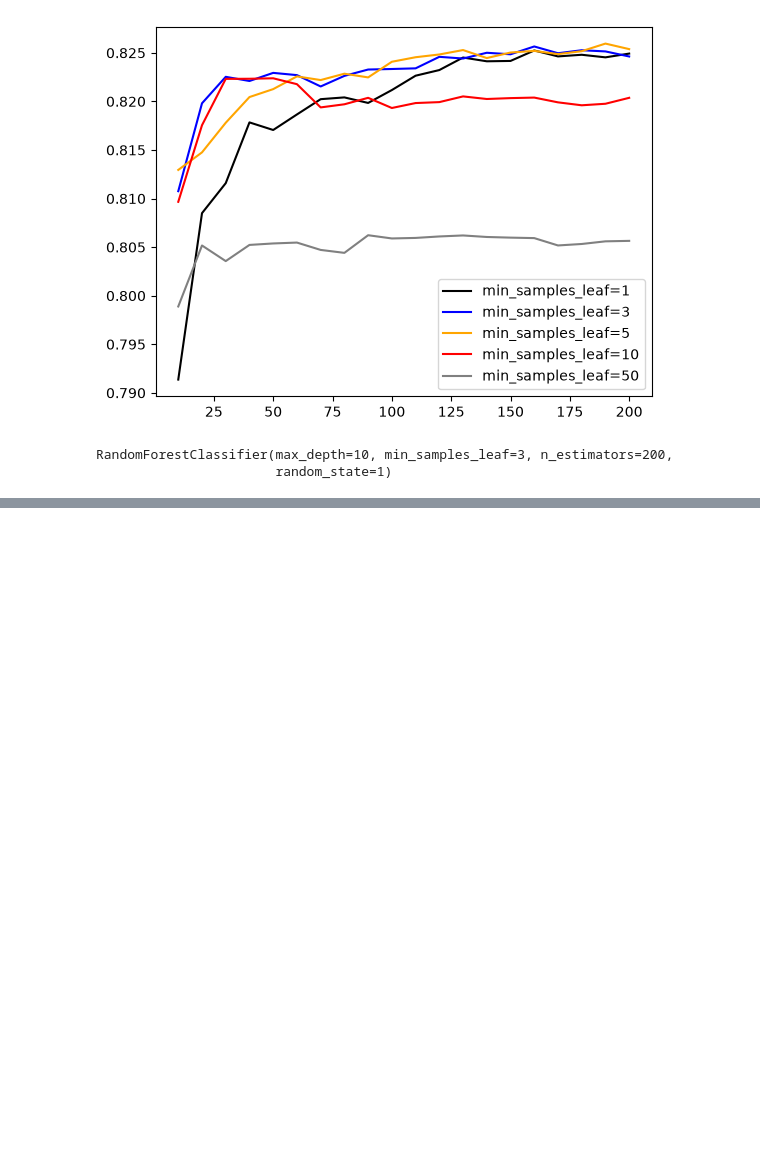
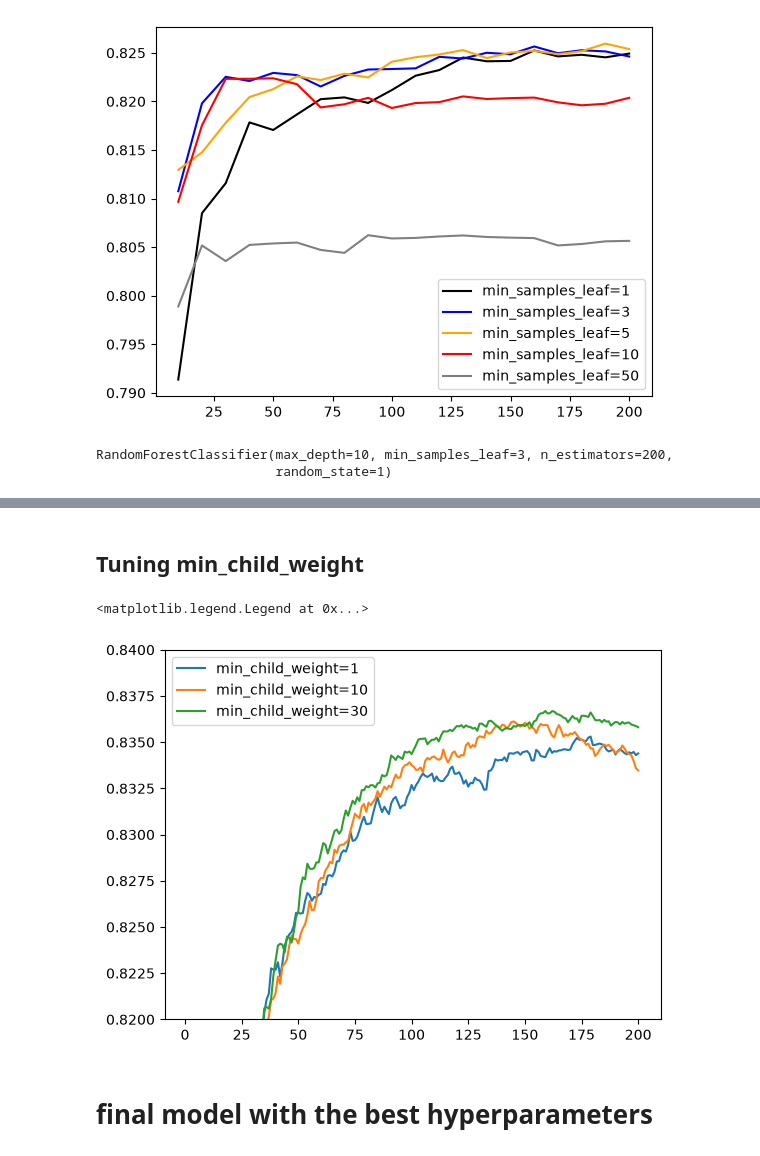
Before and after one commit to Ishigami-suhlaing/mlzoomcamp_practice, a Jupyter notebook: section6/code/credit_risk_scoring.ipynb, the cells around one changed output, grey strips where cells are left out. Saved outputs shown, nothing was run; the diff lists cells and outputs as text; code cells hidden in the pictures; blank space fills up the shorter version.

```diff
--- a/section6/code/credit_risk_scoring.ipynb
+++ b/section6/code/credit_risk_scoring.ipynb
@@ -461,0 +669,58 @@ RandomForestClassifier(max_depth=10, min_samples_leaf=3, n_estimators=200,
+# %% [markdown]
+## Tuning min_child_weight
+# %%
+# 1. Reset the scores dictionary for min_child_weight tuning
+scores = {}
+
+# 2. Define the list of min_child_weight values you want to test
+min_child_weights = [1, 10, 30]
+
+# 3. Loop through each weight, train, and store the results
+for min_child_weight in min_child_weights:
+    evals_result = {}
+
+    xgb_params = {
+        'eta': 0.1,                  # Best eta found previously
+        'max_depth': 3,              # Best max_depth found previously
+        'min_child_weight': min_child_weight,
+        'objective': 'binary:logistic',
+        'eval_metric': 'auc',
+        'nthread': 8,
+        'seed': 1,
+        'verbosity': 1
+    }
+
+    model = xgb.train(
+        xgb_params,
+        dtrain,
+        evals=watchlist,
+        verbose_eval=0,
+        num_boost_round=200,
+        evals_result=evals_result
+    )
+
+    # Extract metrics using evals_result
+    columns = ['iter', 'train_auc', 'val_auc']
+    train_aucs = list(evals_result['train'].values())[0]
+    val_aucs = list(evals_result['val'].values())[0]
+
+    df_results = pd.DataFrame(
+        list(zip(range(1, len(train_aucs) + 1), train_aucs, val_aucs)),
+        columns=columns
+    )
+
+    # Save with a unique key for each min_child_weight
+    key = f'min_child_weight={min_child_weight}'
+    scores[key] = df_results
+
+# 4. Plot all the min_child_weight curves together
+for key, df_score in scores.items():
+    plt.plot(df_score.iter, df_score.val_auc, label=key)
+
+plt.ylim(0.82, 0.84)
+plt.legend()
+# %% [output]
+<matplotlib.legend.Legend at 0x...>
+[figure, added]
+# %% [markdown]
+# final model with the best hyperparameters
```
Also changed, not shown: parts of 27 cells of this notebook, 2 other files.
